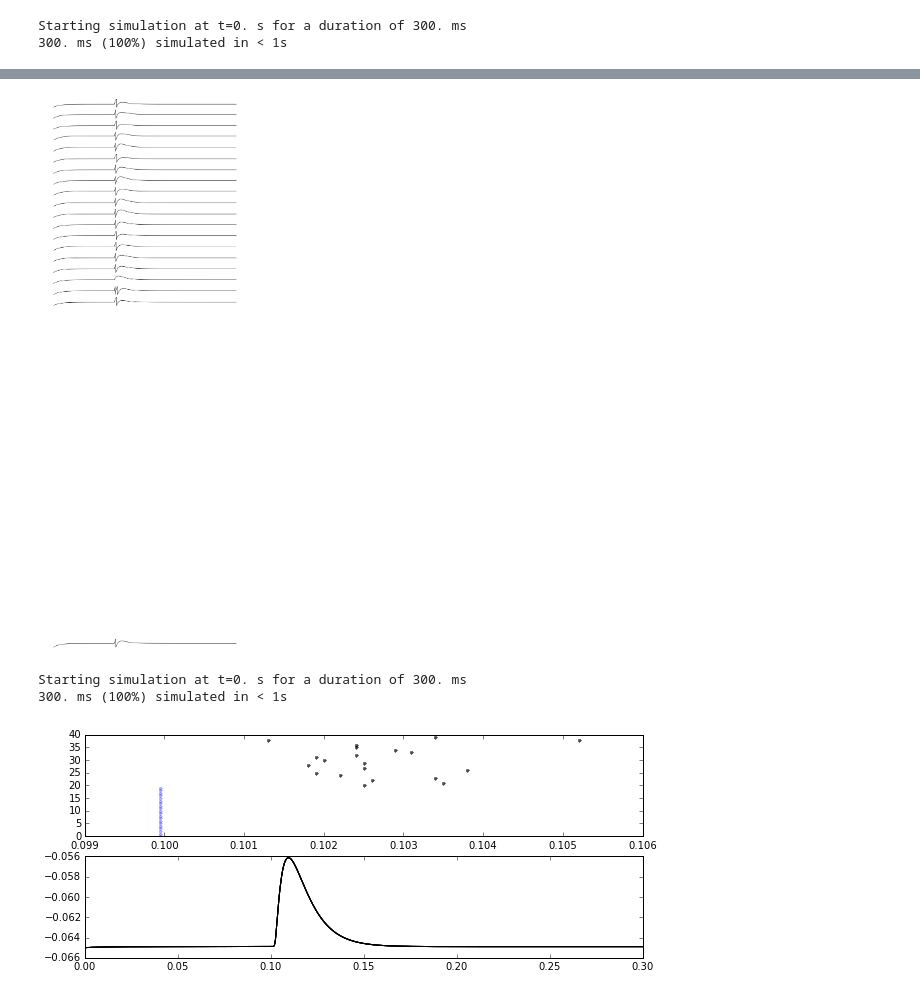
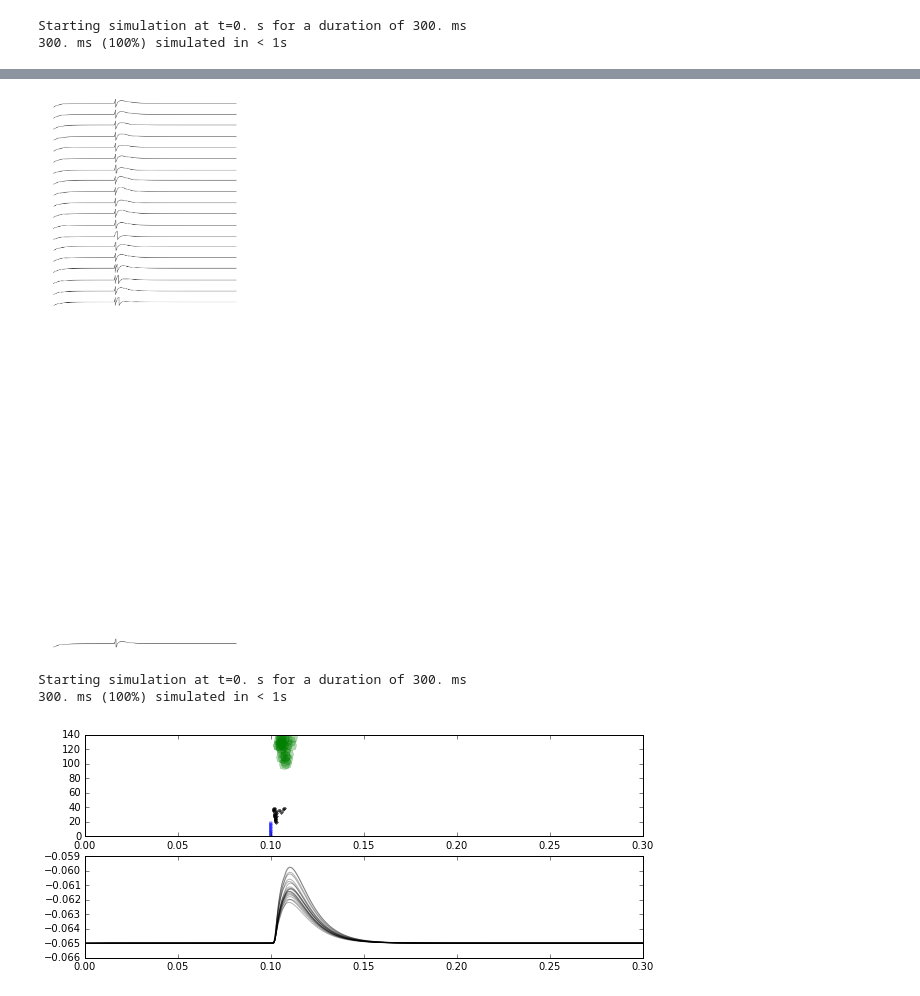
Before and after one commit to parenthetical-e/voltagebudget, a Jupyter notebook: ipynb/lif_testing.ipynb, the cells around one changed output, grey strips where cells are left out. Drawn from its saved outputs; the diff is of its cells as text; code cells hidden in the pictures.

```diff
--- a/ipynb/lif_testing.ipynb
+++ b/ipynb/lif_testing.ipynb
@@ -24,15 +24,15 @@ N = 20
 w_in = 0.3e-9
 bias = 5e-3
 
-f = 0 # 50
-A = 12e-3
+f = 50 # 50
+A = 30e-3
 
 r_b = 0.0
 
-ns_e, ts_e, vs = neurons.lif(t, N, k,
+ns_e, ts_e, vs = neurons.lif(t, N,
                              ns, ts,
                              w_in, bias,
-                             f, A=A,
+                             f=f, A=A,
                              r_b=r_b,
                              time_step=dt)
 # %% [output]
@@ -72,23 +72,23 @@ for j in range(20):
     plt.plot(times, vs['vm'][j, :], 'k', alpha=1);
     plt.axis('off')
 # %% [output]
-[figure, old version]
+[figure, new version]
 # %%
 # Now readout the 'E' response, in another LIF
 # %%
 N = 100
-w_in = .3e-9
-bias = 100e-6
+w_in = .1e-9
+bias = 10e-6
 
 f = 0
-a=A = 0
+A = 0
 
 r_b = 0.0
 ns_out, ts_out, vs_out = neurons.lif(
-    t, N, k,
+    t, N,
     ns_e, ts_e,
     w_in, bias,
-    sigma_scale=0,
+    sigma_scale=10,
     f=f, A=A,
     r_b=r_b,
     time_step=dt)
@@ -98,14 +98,14 @@ Starting simulation at t=0. s for a duration of 300. ms
 # %%
 plt.figure(figsize=(10, 4))
 plt.subplot(211)
 plt.plot(ts, ns, '.b', alpha=0.3)
 plt.plot(ts_e, ns_e + k, '.k', alpha=0.7)
 plt.plot(ts_out, ns_out + k + k + 1, '.g', alpha=0.3, markersize=20)
-# plt.xlim(0.09, .15)
+plt.xlim(0.0, .3)
 
 plt.subplot(212)
 for j in range(20):
     plt.plot(times, vs_out['vm'][j, :], 'k', alpha=0.3);
 # plt.xlim(0.09, .15)
 # %% [output]
-[figure, old version]
+[figure, new version]
```
Also changed, not shown: parts of 1 cell of this notebook, 1 other file.
